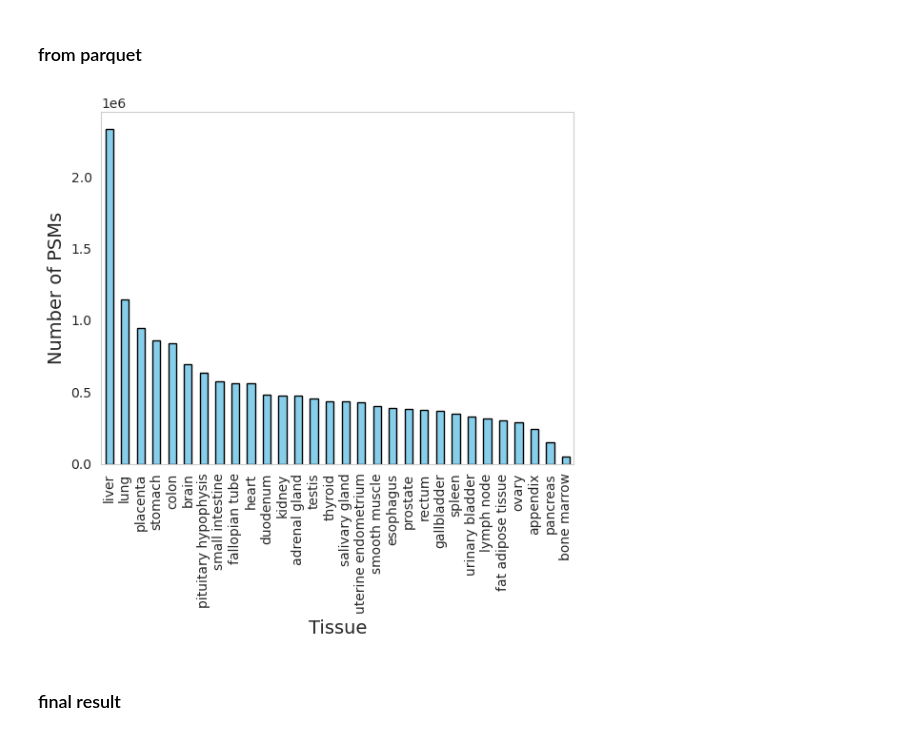
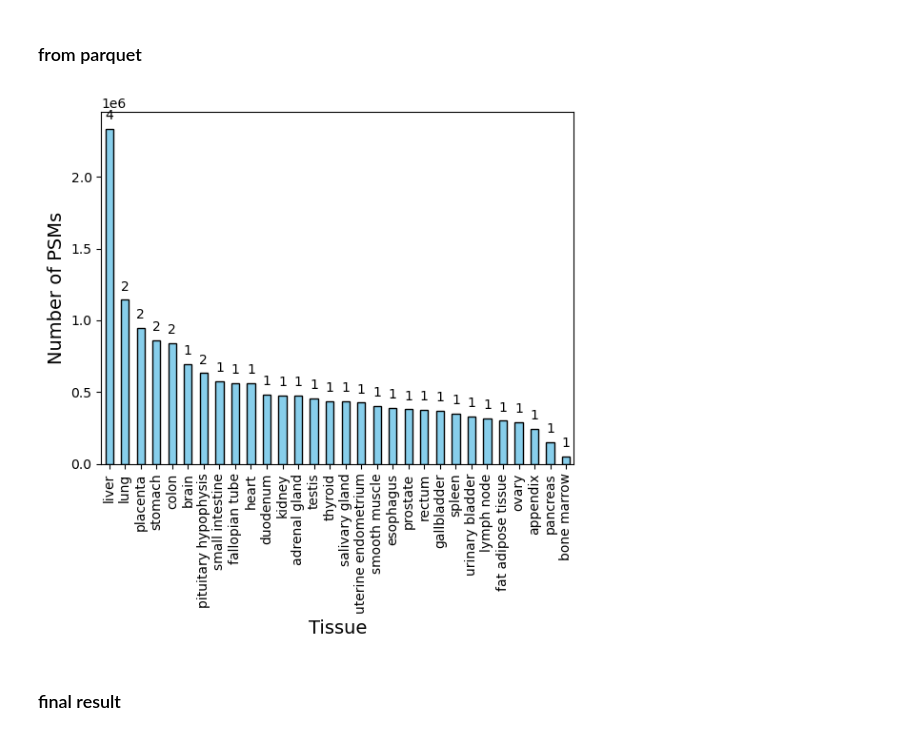
Before and after one commit to bigbio/pgt-pangenome, a Jupyter notebook: get_tissue_distribution.ipynb, the cells around one changed output. Saved outputs shown, nothing was run; the diff lists cells and outputs as text; code cells hidden in the pictures.

```diff
--- a/get_tissue_distribution.ipynb
+++ b/get_tissue_distribution.ipynb
@@ -8,4 +9,4 @@ import matplotlib.pyplot as plt
 sdrf = pd.read_table("/home1/wangd/project/PXD010154/PXD010154.sdrf.tsv")
 # %%
 sdrf["reference_file_name"] = sdrf['comment[data file]'].str.split(".", expand=True)[0]
-tissue_map  = sdrf.set_index('reference_file_name')["characteristics[organism part]"].to_dict()
+file_tissue_map = sdrf[["characteristics[organism part]","reference_file_name"]].set_index('reference_file_name').to_dict()
@@ -31,0 +13,3 @@ tissue_map
+# %%
+tissue_sample = sdrf[["characteristics[organism part]","source name"]].drop_duplicates()
+tissue_sample_map = tissue_sample["characteristics[organism part]"].value_counts()
@@ -32,6 +18,26 @@ tissue_map
+# %%
+def distribution_plot(dataframe,save_res):
+    dataframe["organism part"] = dataframe["reference_file_name"].map(file_tissue_map["characteristics[organism part]"])
+    dataframe["sample_nums"] = dataframe["organism part"].map(tissue_sample_map)
+
+    value_counts = dataframe['organism part'].value_counts()
+    unique_keys = value_counts.index.tolist()
+    nums_list = [tissue_sample_map.get(key, "") for key in unique_keys]
+
+    ax = value_counts.plot(kind='bar', color='skyblue', edgecolor='black')
+
+    plt.xlabel('Tissue', fontsize=14)
+    plt.ylabel('Number of PSMs', fontsize=14)
+    plt.grid(False)
+
+    for p,nums in zip(ax.patches, nums_list):
+        ax.annotate(nums, (p.get_x() + p.get_width() / 2., p.get_height()), ha='center', va='center', xytext=(0, 10), textcoords='offset points')
+
+    plt.savefig(save_res, format='svg', transparent=True, bbox_inches='tight')
+    plt.show()
 # %% [markdown]
 ### from parquet
 # %%
 parq_file = "/home1/wangd/project/PXD010154/PXD010154-1de73bcb-ee3e-4d19-9d8d-da72f11d5fac.psm.parquet"
 table = pq.read_table(parq_file)
-df = table.to_pandas()
+from_parquet = table.to_pandas()
@@ -40,15 +44,7 @@ df["organism part"] = df["reference_file_name"].map(tissue_map)
-# %%
-value_counts = df['organism part'].value_counts()
-value_counts.plot(kind='bar', color='skyblue', edgecolor='black')
-
-plt.xlabel('Tissue', fontsize=14)
-plt.ylabel('Number of PSMs', fontsize=14)
-plt.grid(False)
-# plt.ticklabel_format(style='plain', axis='y')
-plt.savefig('tissue_distribution_from_parquet.svg', format='svg', transparent=True, bbox_inches='tight')
-plt.show()
-# %% [output]
-[figure, removed]
+# %%
+distribution_plot(from_parquet,"tissue_distribution_from_parquet.svg")
+# %% [output]
+[figure, added]
 # %% [markdown]
 ### final result
 # %%
```
Also changed, not shown: parts of 9 cells of this notebook, 2 other files.
